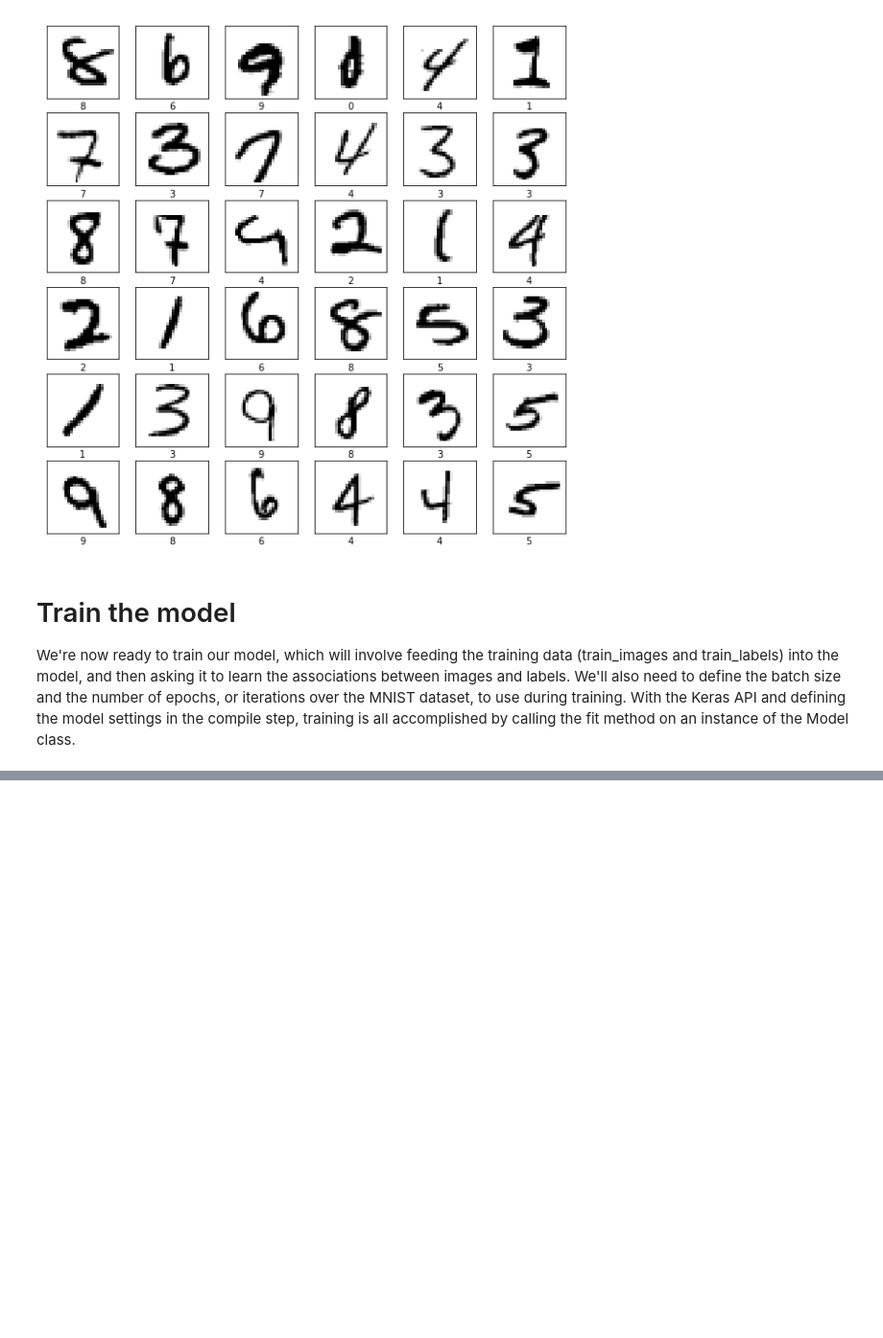
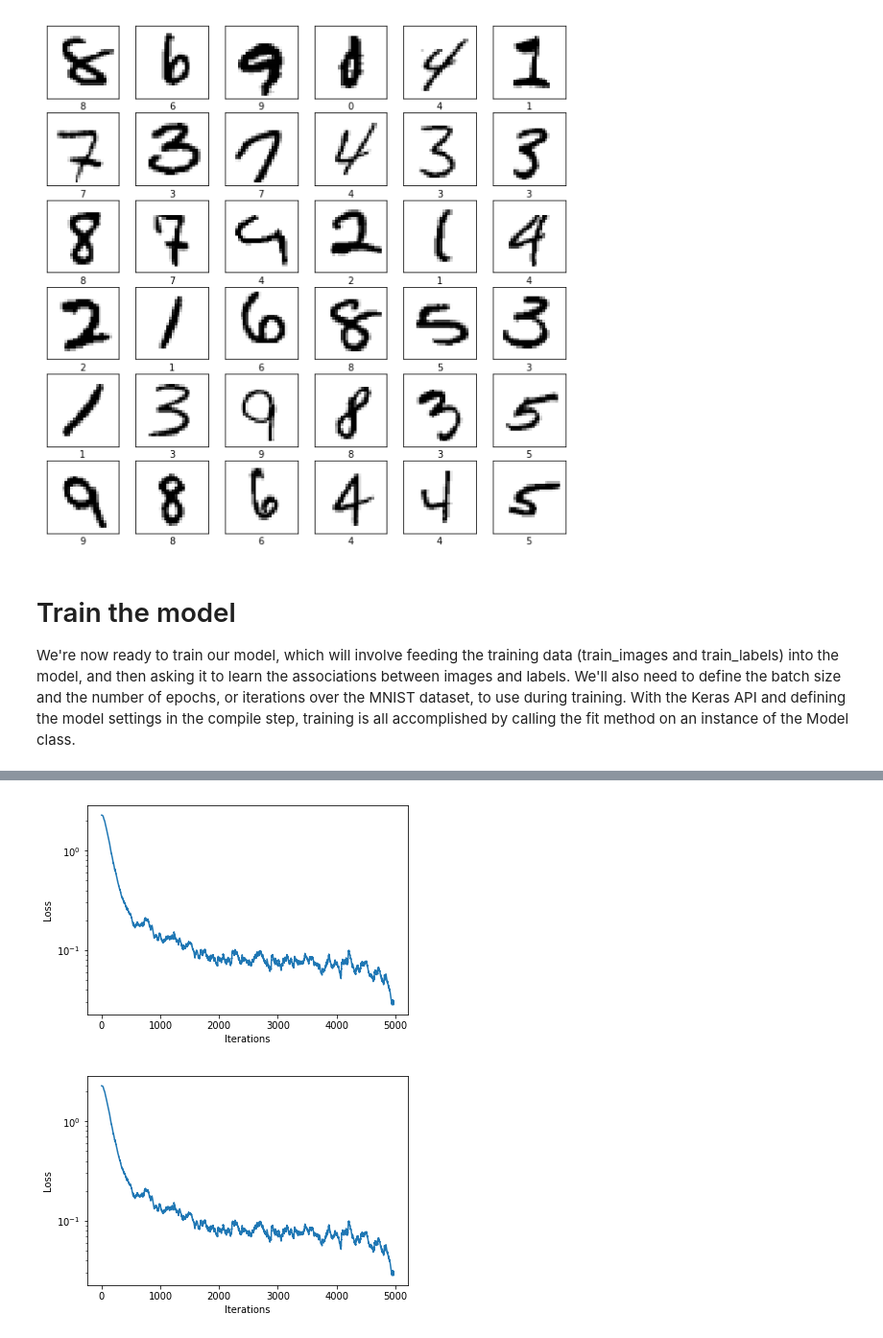
Before and after one commit to freison/DeepLearning, a Jupyter notebook: Part1_mnist.ipynb, the cells around one changed output, grey strips where cells are left out. Shown at 96% size. Drawn from its saved outputs; the diff is of its cells as text; code cells hidden in the pictures; blank space fills up the shorter version.

```diff
--- a/Part1_mnist.ipynb
+++ b/Part1_mnist.ipynb
@@ -75,7 +75,7 @@ We're now ready to train our model, which will involve feeding the training data
 # %%
 # Define the batch size and the number of epoch to use during training
 BATCH_SIZE = 64
-EPOCHS = 8
+EPOCHS = 5
 # %%
 #model.fit(train_images, train_labels, batch_size = BATCH_SIZE, epochs = EPOCH)
 model.fit(train_images, train_labels, batch_size=BATCH_SIZE, epochs=EPOCHS)
@@ -120,7 +120,7 @@ def build_cnn_model():
       tf.keras.layers.Flatten(),
       # Define the first hidden layer fully connected
       tf.keras.layers.Dense(128, activation = tf.nn.relu),
-      tf.keras.layers.Dense(10, activation = tf.nn.relu)
+      tf.keras.layers.Dense(10, activation = tf.nn.softmax)
   ])
   return cnn_model
 
@@ -146,0 +150,5 @@ None
+# %%
+'''TODO: Define the compile operation with your optimizer and learning rate of choice'''
+cnn_model.compile(optimizer = tf.train.GradientDescentOptimizer(learning_rate=1e-1),
+                  loss = 'sparse_categorical_crossentropy',
+                  metrics = ['accuracy'])
@@ -146,0 +250,29 @@ None
+# %%
+# Rebuild the CNN model
+cnn_model = build_cnn_model()
+
+batch_size = 12
+loss_history = util.LossHistory(smoothing_factor=0.99) # to record the evolution of the loss
+plotter = util.PeriodicPlotter(sec=2, xlabel='Iterations', ylabel='Loss', scale='semilogy')
+optimizer = tf.train.GradientDescentOptimizer(learning_rate=1e-2) # define our optimizer
+
+bar = util.create_progress_bar()
+for idx in bar(range(0, train_images.shape[0],batch_size)):
+  # First grab a batch of training data and convert the input images to tensors
+  (images, labels) = (train_images[idx:idx+batch_size], train_labels[idx:idx+batch_size])
+  images = tf.convert_to_tensor(images, dtype=tf.float32)
+
+  # GradientTape to record differentiation operations
+  with tf.GradientTape() as tape:
+    logits = cnn_model(images) # feed the images into the model
+    loss_value = tf.keras.backend.sparse_categorical_crossentropy(labels, logits) # value of the loss
+
+  loss_history.append(loss_value.numpy().mean()) # append the loss to the loss_history record
+  plotter.plot(loss_history.get())
+  # Backpropagation
+  grads = tape.gradient(loss_value, cnn_model.variables)
+  optimizer.apply_gradients(zip(grads, cnn_model.variables),
+                            global_step=tf.train.get_or_create_global_step())
+# %% [output]
+[figure, added]
+[figure, added]
```
Also changed, not shown: parts of 14 cells of this notebook.
